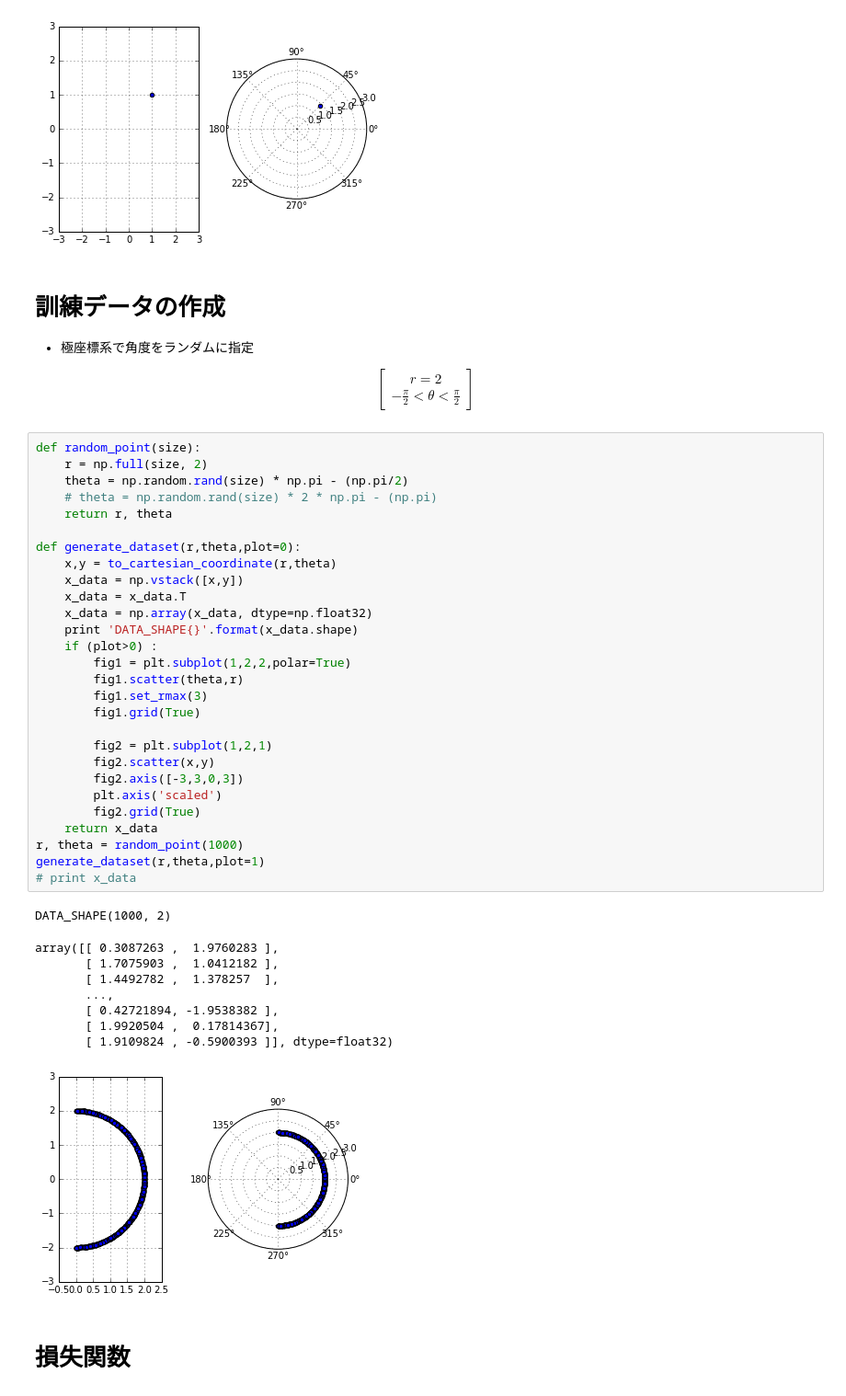
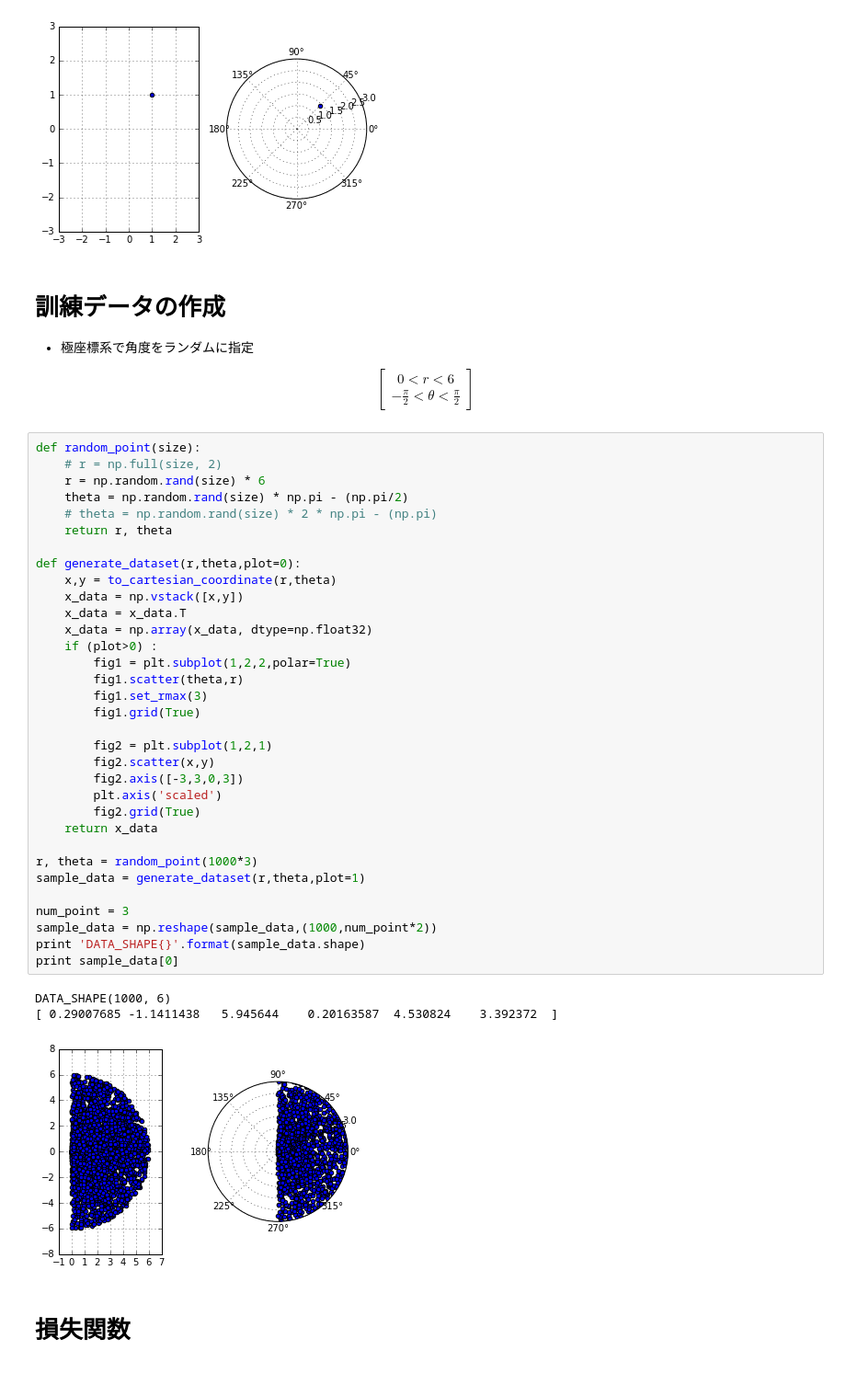
Before and after one commit to yotaseki/ParameterLearning, a Jupyter notebook: MovingCar.ipynb, the cells around one changed output. Shown: that part at 92% size. Drawn from its saved outputs; the diff is of its cells as text.

```diff
--- a/MovingCar.ipynb
+++ b/MovingCar.ipynb
@@ -181,48 +184,47 @@ ax2.grid(True)
 
 \begin{equation*}
 \begin{bmatrix}
-r = 2 \\
+0 < r < 6 \\
 -\frac{π}{2} < θ < \frac{π}{2}
 \end{bmatrix}
 \end{equation*}
 # %%
 def random_point(size):
-    r = np.full(size, 2)
+    # r = np.full(size, 2)
+    r = np.random.rand(size) * 6
     theta = np.random.rand(size) * np.pi - (np.pi/2)
     # theta = np.random.rand(size) * 2 * np.pi - (np.pi)
     return r, theta
 
 def generate_dataset(r,theta,plot=0):
     x,y = to_cartesian_coordinate(r,theta)
     x_data = np.vstack([x,y])
     x_data = x_data.T
     x_data = np.array(x_data, dtype=np.float32)
-    print 'DATA_SHAPE{}'.format(x_data.shape)
     if (plot>0) :
         fig1 = plt.subplot(1,2,2,polar=True)
         fig1.scatter(theta,r)
         fig1.set_rmax(3)
         fig1.grid(True)
 
         fig2 = plt.subplot(1,2,1)
         fig2.scatter(x,y)
         fig2.axis([-3,3,0,3])
         plt.axis('scaled')
         fig2.grid(True)
     return x_data
-r, theta = random_point(1000)
-generate_dataset(r,theta,plot=1)
-# print x_data
+
+r, theta = random_point(1000*3)
+sample_data = generate_dataset(r,theta,plot=1)
+
+num_point = 3
+sample_data = np.reshape(sample_data,(1000,num_point*2))
+print 'DATA_SHAPE{}'.format(sample_data.shape)
+print sample_data[0]
 # %% [output]
-DATA_SHAPE(1000, 2)
+DATA_SHAPE(1000, 6)
+[ 0.29007685 -1.1411438   5.945644    0.20163587  4.530824    3.392372  ]
-array([[ 0.3087263 ,  1.9760283 ],
-       [ 1.7075903 ,  1.0412182 ],
-       [ 1.4492782 ,  1.378257  ],
-       ...,
-       [ 0.42721894, -1.9538382 ],
-       [ 1.9920504 ,  0.17814367],
-       [ 1.9109824 , -0.5900393 ]], dtype=float32)
-[figure, old version]
+[figure, new version]
 # %% [markdown]
 # 損失関数
 # %%
```
Also changed, not shown: parts of 15 cells of this notebook.
